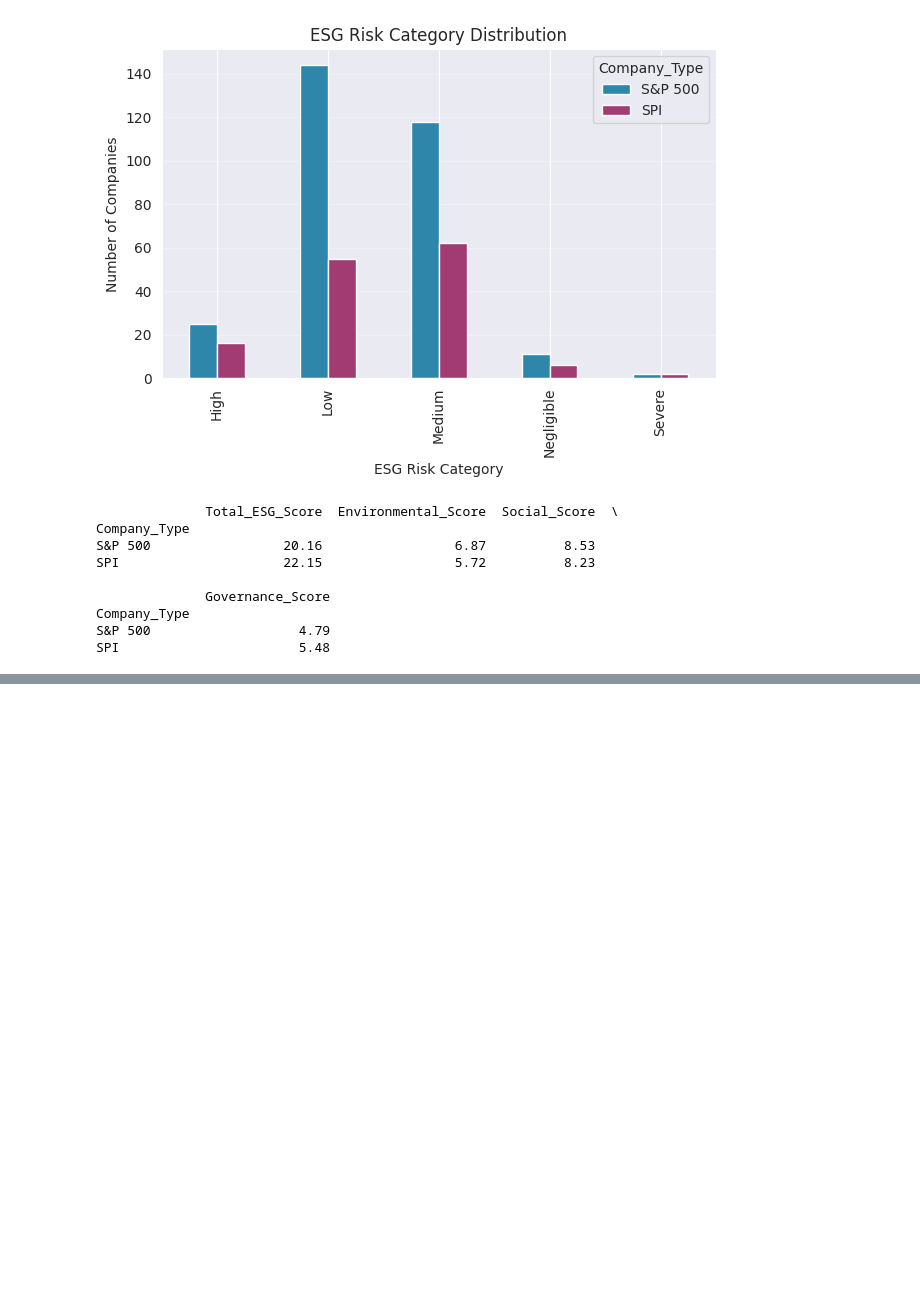
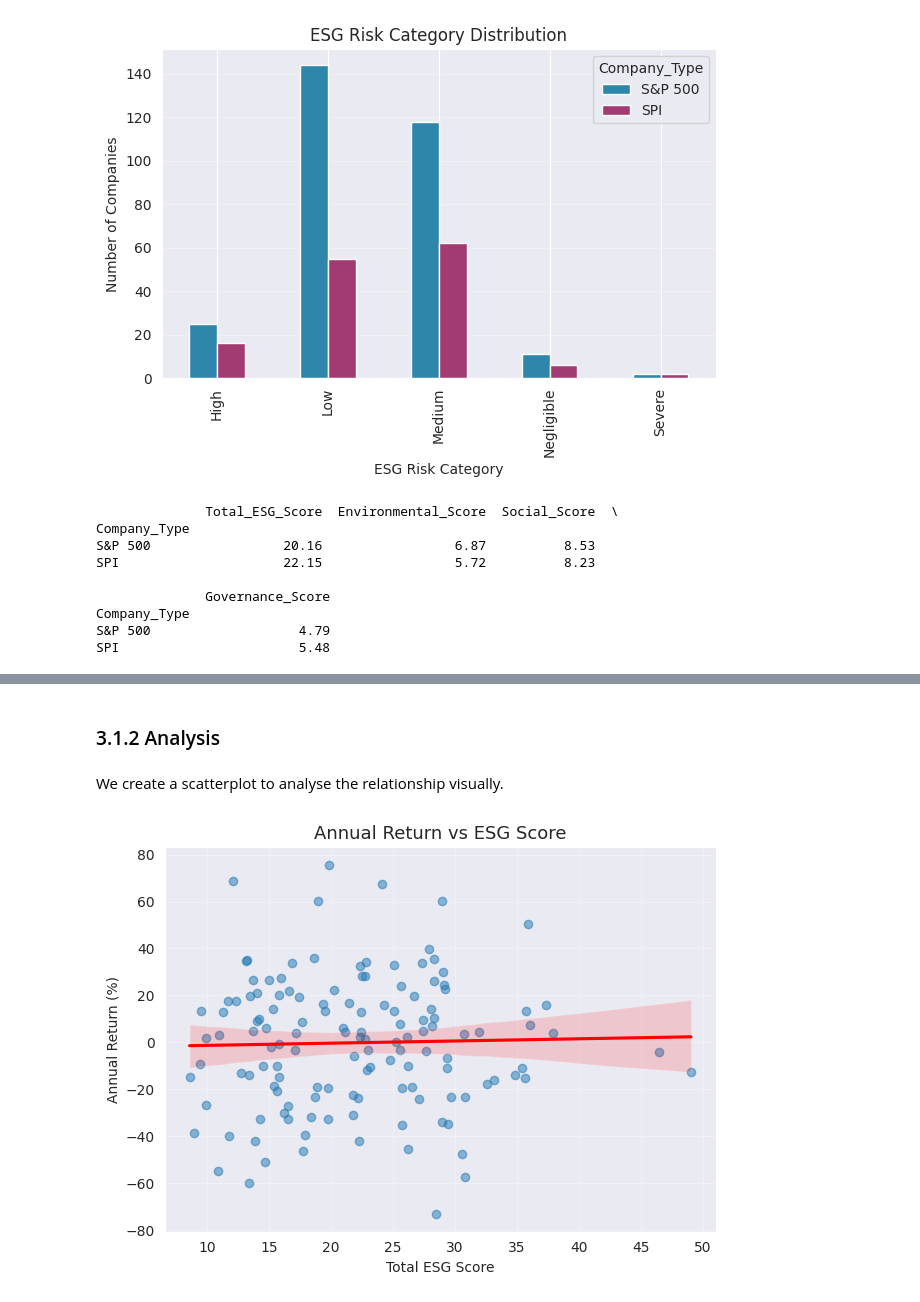
Before and after one commit to Biaancabe/W.MSCIDS_CIP02.H25_BB_MT_XS, a Jupyter notebook: Data Prep.ipynb, the cells around one changed output, grey strips where cells are left out. Drawn from its saved outputs; the diff is of its cells as text; code cells hidden in the pictures; blank space fills up the shorter version.

Commit message:
research question 1: Relationship between ESG and financial performance

```diff
--- a/Data Prep.ipynb
+++ b/Data Prep.ipynb
@@ -1012,0 +1148,22 @@ SPI                       5.48
+# %% [markdown]
+### 3.1.2 Analysis
+# %% [markdown]
+We create a scatterplot to analyse the relationship visually.
+# %%
+plt.figure()
+sns.regplot(
+    data=df_return_no_outliers,
+    x="Total_ESG_Score",
+    y="Annual_Return_Pct",
+    scatter_kws={"alpha":0.5},
+    line_kws={"color":"red"},
+    ci=95
+)
+plt.title("Annual Return vs ESG Score", fontsize=13)
+plt.xlabel("Total ESG Score")
+plt.ylabel("Annual Return (%)")
+plt.grid(alpha=0.3)
+plt.tight_layout()
+plt.show()
+# %% [output]
+[figure, added]
```
Also changed, not shown: parts of 22 cells of this notebook.
